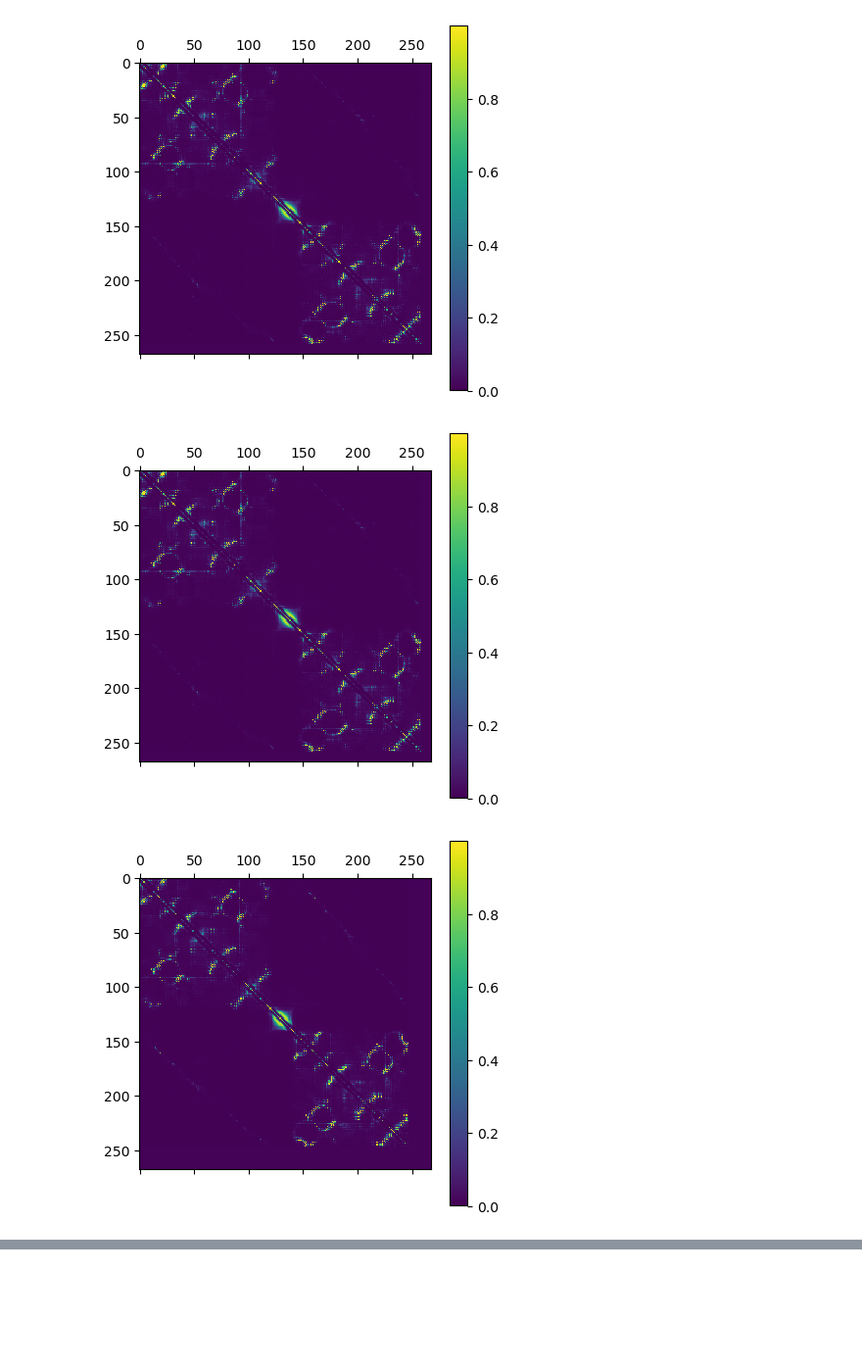
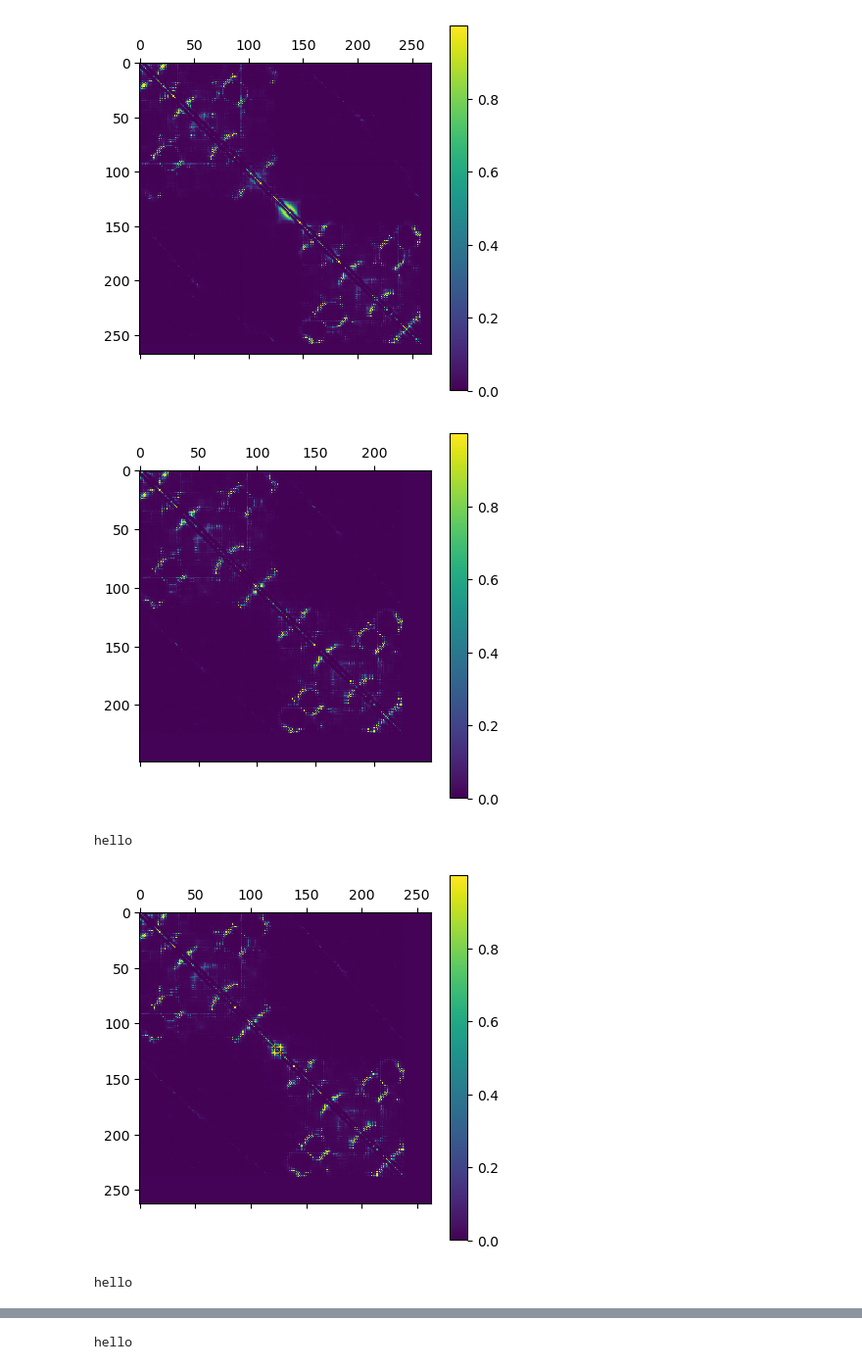
Before and after one commit to JonasBlomquist/AI4ProtEng_AIntibody, a Jupyter notebook: notebooks/representation.ipynb, the cells around one changed output, grey strips where cells are left out. Shown at 98% size. Cells and saved outputs as stored; diff of their text form; code cells hidden in the pictures; blank space fills up the shorter version.

```diff
--- a/notebooks/representation.ipynb
+++ b/notebooks/representation.ipynb
@@ -354,12 +357,15 @@ for index in range(len(tokens)):
 [figure]
 [figure]
 # %%
-for i in range(4):
-
-    plt.matshow(ems_data[2][""][i])
+# for i in range(1):
+for k in range(3):
+    plt.matshow(ems_data[k]["contacts"][2])
     plt.colorbar()
     plt.show()
+    print("hello")
 # %% [output]
-[figure, old version]
+[figure, new version]
+hello
-[figure, old version]
+[figure, new version]
+hello
 [figure]
@@ -367,3 +372,4 @@ for i in range(4):
+hello
 # %%
 processed_embedding = np.delete(embedding, [start_token_pos, stop_token_pos] + list(range(linker_start, linker_end + 1)), axis=0)
 # %%
```
Also changed, not shown: parts of 9 cells of this notebook.
